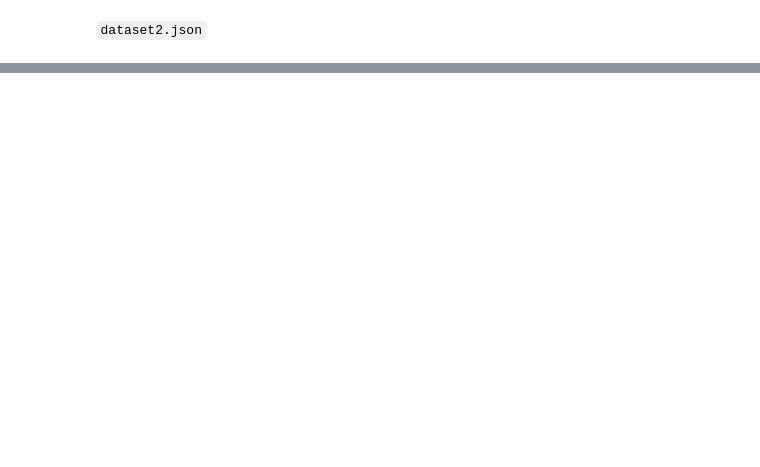
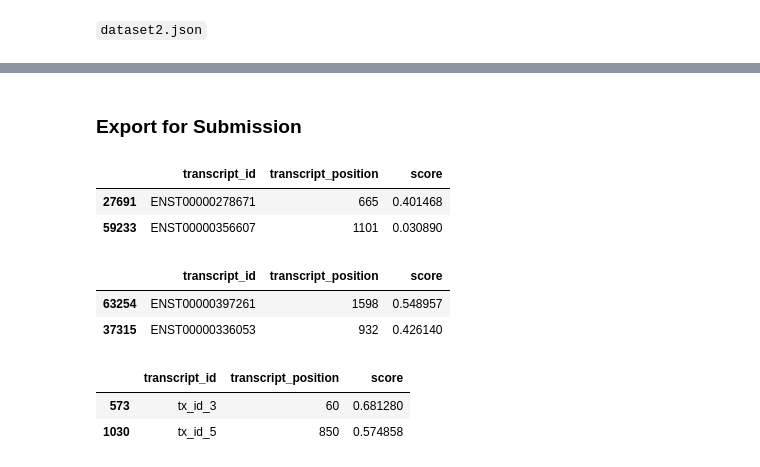
Before and after one commit to ASandHamwich/dsa4262-sequenceseekers, a Jupyter notebook: models/arnold-mlp-1.ipynb, the cells around one changed output, grey strips where cells are left out. Drawn from its saved outputs; the diff is of its cells as text; code cells hidden in the pictures; blank space fills up the shorter version.

```diff
--- a/models/arnold-mlp-1.ipynb
+++ b/models/arnold-mlp-1.ipynb
@@ -215,0 +282,31 @@ results_df
+# %% [markdown]
+### Export for Submission
+# %%
+select_0 = results_df.sample(n=2, random_state=21)
+select_1 = results_df_1.sample(n=2, random_state=21)
+select_2 = results_df_2.sample(n=2, random_state=21)
+
+select_0.columns = ['transcript_id', 'transcript_position', 'score']
+select_1.columns = ['transcript_id', 'transcript_position', 'score']
+select_2.columns = ['transcript_id', 'transcript_position', 'score']
+# %%
+select_0.to_csv('sequenceseekers_dataset0_1.csv')
+select_0
+# %% [output]
+|  | transcript_id | transcript_position | score |
+| 27691 | ENST00000278671 | 665 | 0.401468 |
+| 59233 | ENST00000356607 | 1101 | 0.030890 |
+# %%
+select_1.to_csv('sequenceseekers_dataset1_1.csv')
+select_1
+# %% [output]
+|  | transcript_id | transcript_position | score |
+| 63254 | ENST00000397261 | 1598 | 0.548957 |
+| 37315 | ENST00000336053 | 932 | 0.426140 |
+# %%
+select_2.to_csv('sequenceseekers_dataset2_1.csv')
+select_2
+# %% [output]
+|  | transcript_id | transcript_position | score |
+| 573 | tx_id_3 | 60 | 0.681280 |
+| 1030 | tx_id_5 | 850 | 0.574858 |
```
Also changed, not shown: parts of 10 cells of this notebook, 4 other files.
